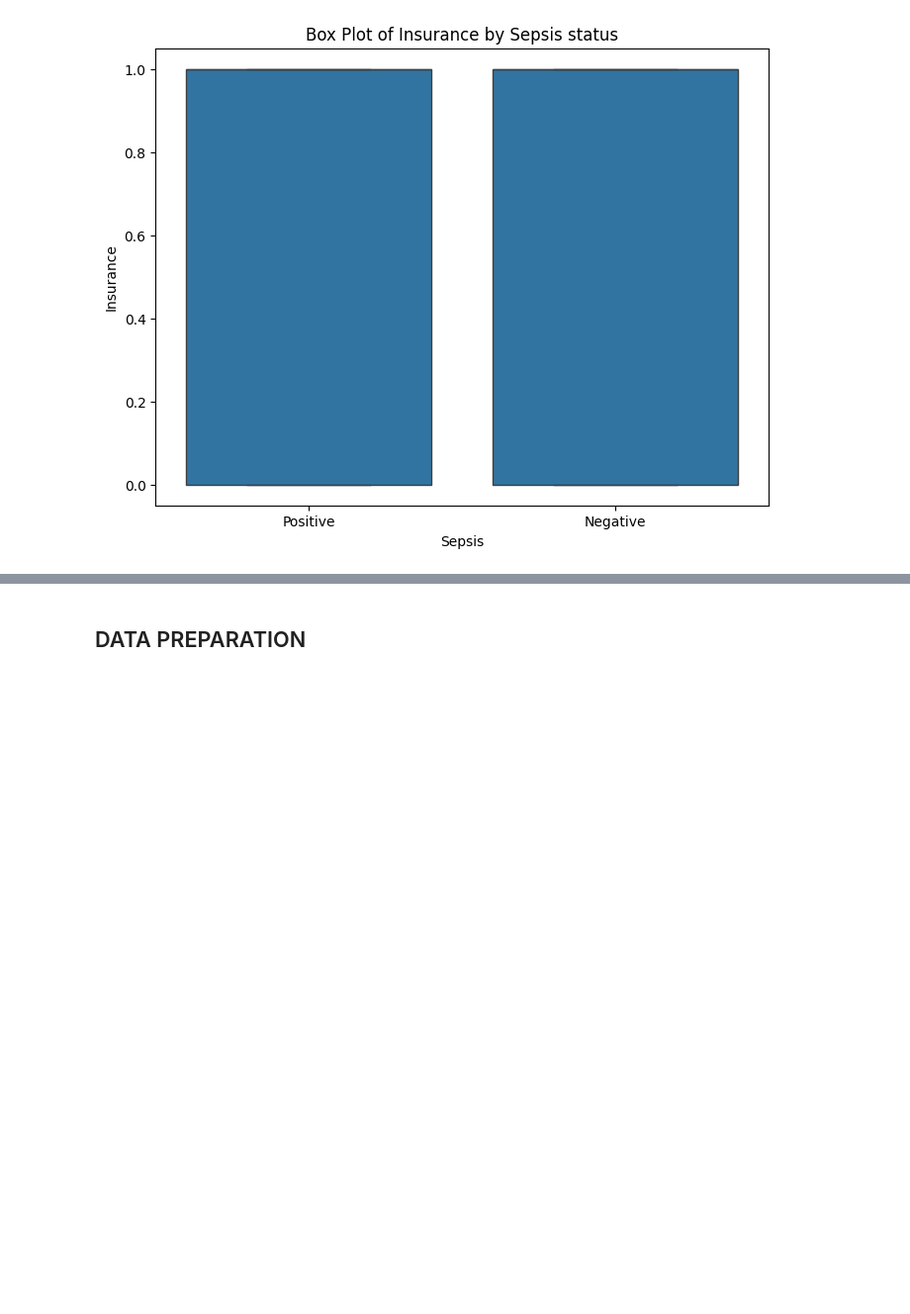
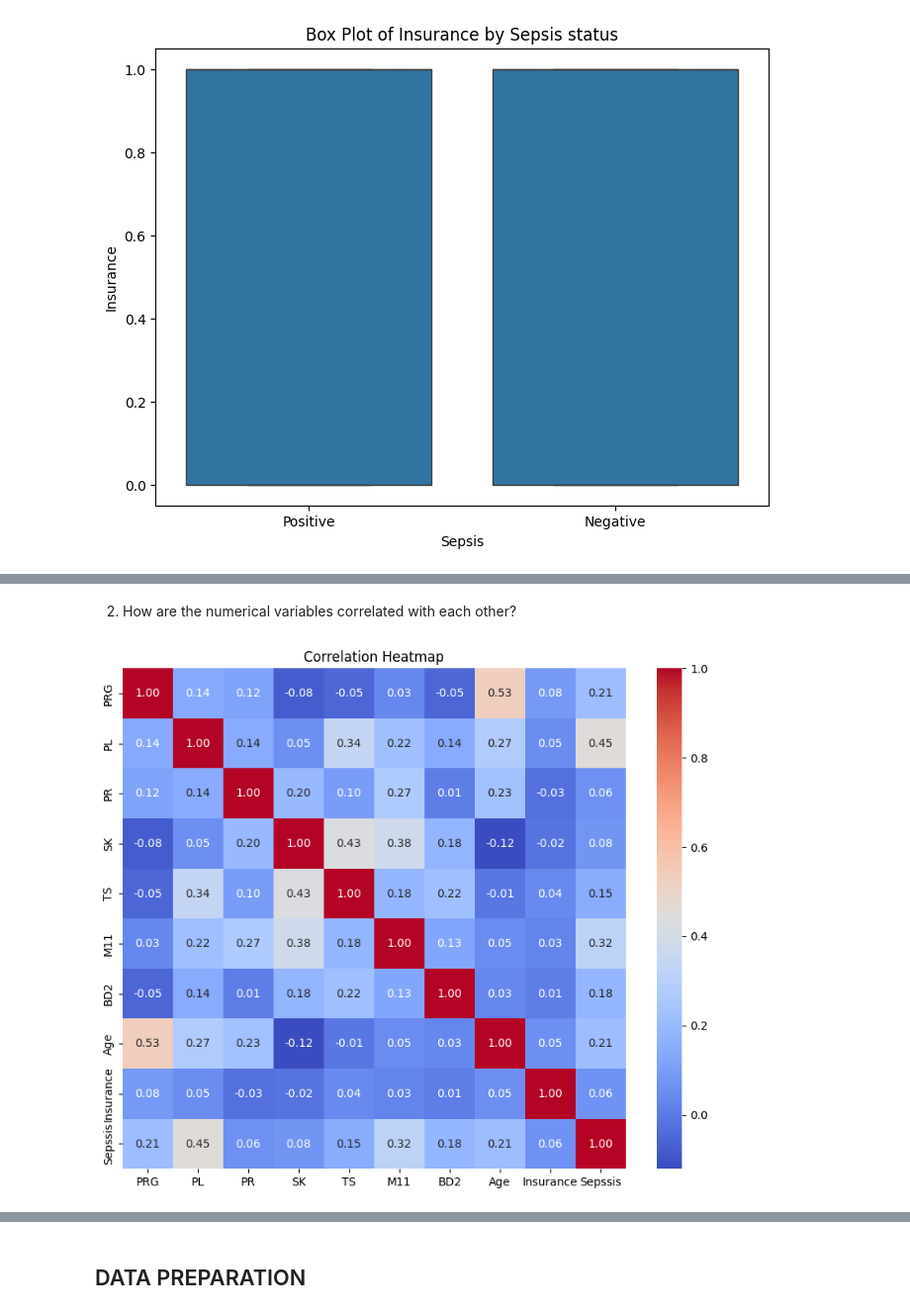
Before and after one commit to speedcode-x/Sepsis-prediction, a Jupyter notebook: ML_main.ipynb, the cells around one changed output, grey strips where cells are left out. Shown at 99% size. Cells and saved outputs as stored; diff of their text form; code cells hidden in the pictures; blank space fills up the shorter version.

```diff
--- a/ML_main.ipynb
+++ b/ML_main.ipynb
@@ -192,0 +295,13 @@ for col in numerical_cols:
+# %% [markdown]
+2.  How are the numerical variables correlated with each other?
+# %%
+# convert Sepsis column to numeric column
+data["Sepssis"]= data["Sepssis"].apply(lambda x: 1 if x=="Positive" else 0 )
+
+# Correlation Heatmap
+plt.figure(figsize=(10, 8))
+sns.heatmap(data.corr(), annot=True, cmap='coolwarm', fmt=".2f")
+plt.title('Correlation Heatmap')
+plt.show()
+# %% [output]
+[figure, added]
```
Also changed, not shown: parts of 60 cells of this notebook.
